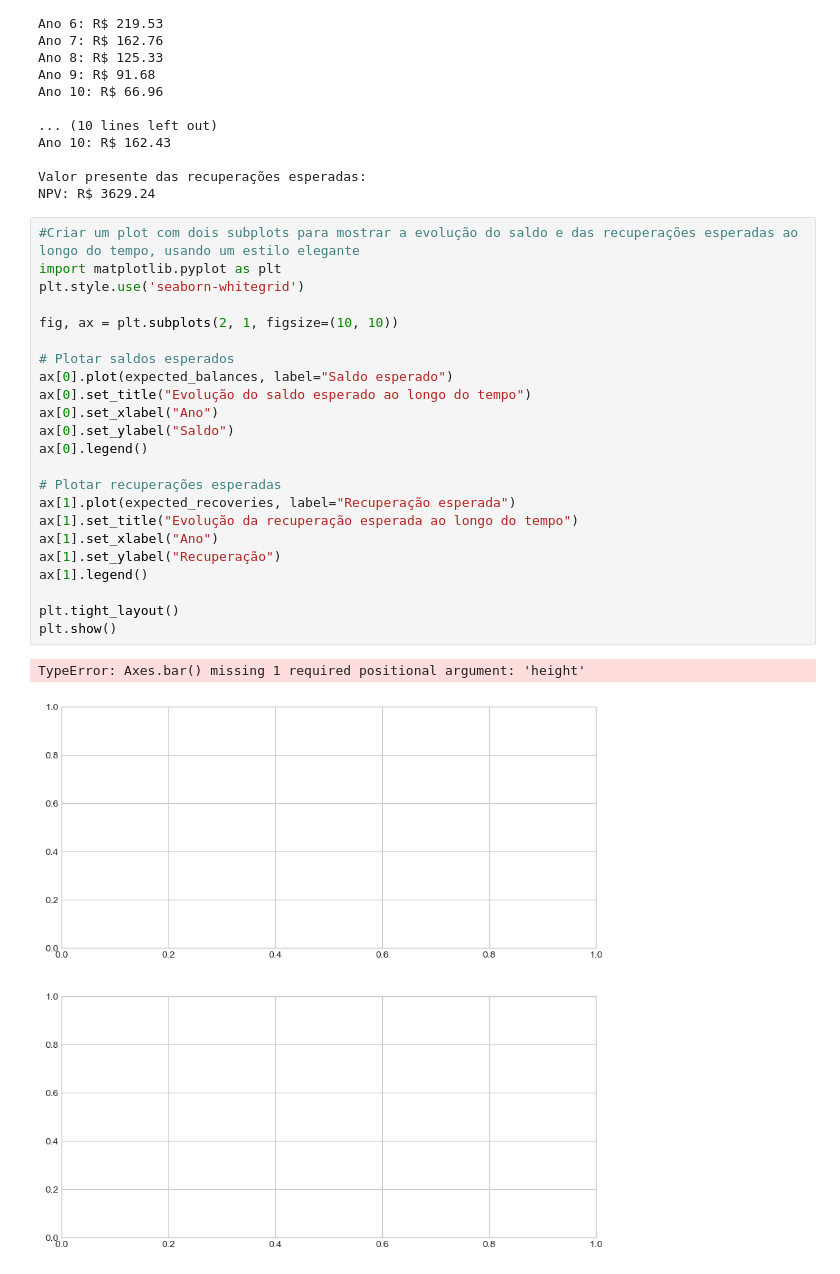
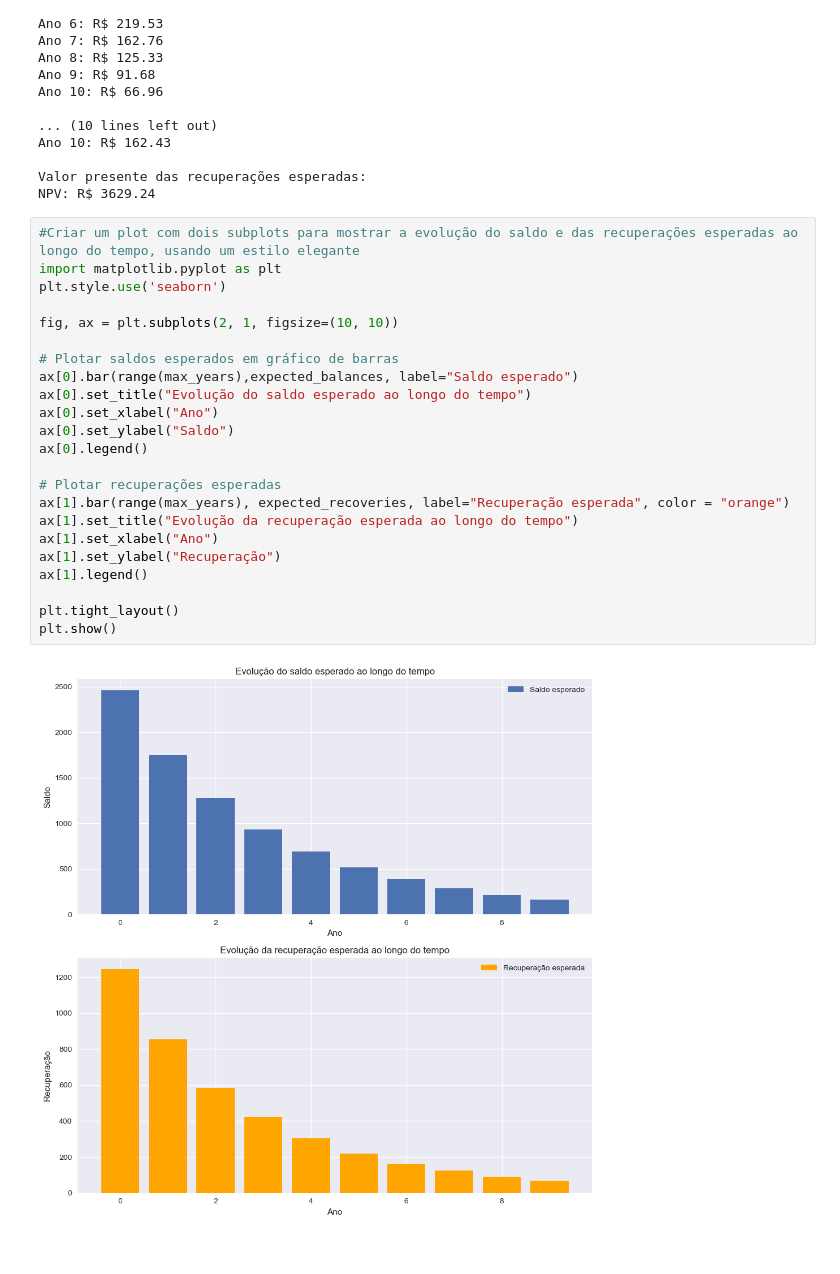
Before and after one commit to larellano1/Structured-Finance-Modeling, a Jupyter notebook: divida_ativa.ipynb, the cells around one changed output. Saved outputs shown, nothing was run; the diff lists cells and outputs as text.

```diff
--- a/divida_ativa.ipynb
+++ b/divida_ativa.ipynb
@@ -95,26 +95,25 @@ NPV: R$ 3629.24
 # %%
 #Criar um plot com dois subplots para mostrar a evolução do saldo e das recuperações esperadas ao longo do tempo, usando um estilo elegante
 import matplotlib.pyplot as plt
-plt.style.use('seaborn-whitegrid')
+plt.style.use('seaborn')
 
 fig, ax = plt.subplots(2, 1, figsize=(10, 10))
 
-# Plotar saldos esperados
-ax[0].plot(expected_balances, label="Saldo esperado")
+# Plotar saldos esperados em gráfico de barras
+ax[0].bar(range(max_years),expected_balances, label="Saldo esperado")
 ax[0].set_title("Evolução do saldo esperado ao longo do tempo")
 ax[0].set_xlabel("Ano")
 ax[0].set_ylabel("Saldo")
 ax[0].legend()
 
 # Plotar recuperações esperadas
-ax[1].plot(expected_recoveries, label="Recuperação esperada")
+ax[1].bar(range(max_years), expected_recoveries, label="Recuperação esperada", color = "orange")
 ax[1].set_title("Evolução da recuperação esperada ao longo do tempo")
 ax[1].set_xlabel("Ano")
 ax[1].set_ylabel("Recuperação")
 ax[1].legend()
 
 plt.tight_layout()
 plt.show()
 # %% [output]
-TypeError: Axes.bar() missing 1 required positional argument: 'height'
-[figure, old version]
+[figure, new version]
```
Also changed, not shown: 3 other files.
